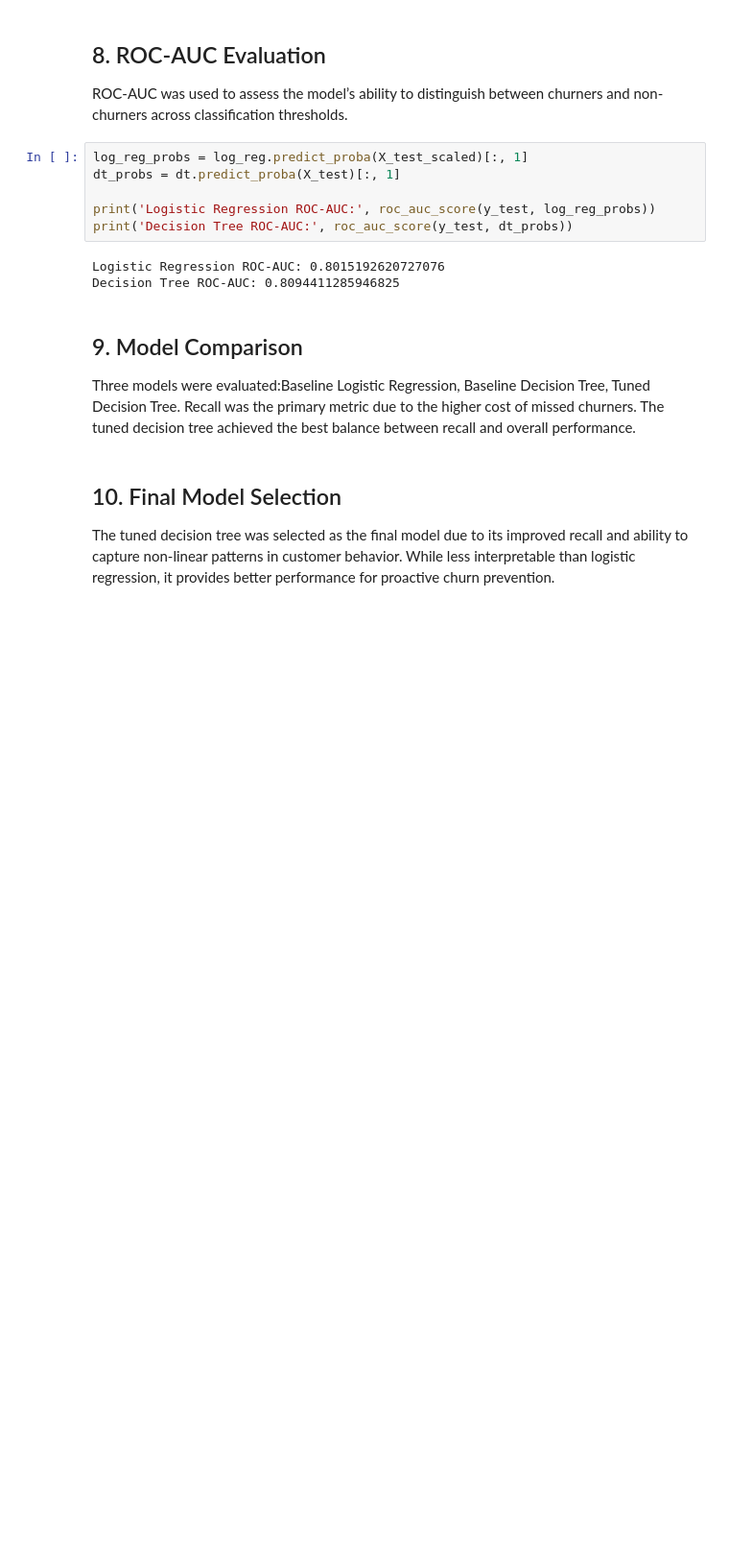
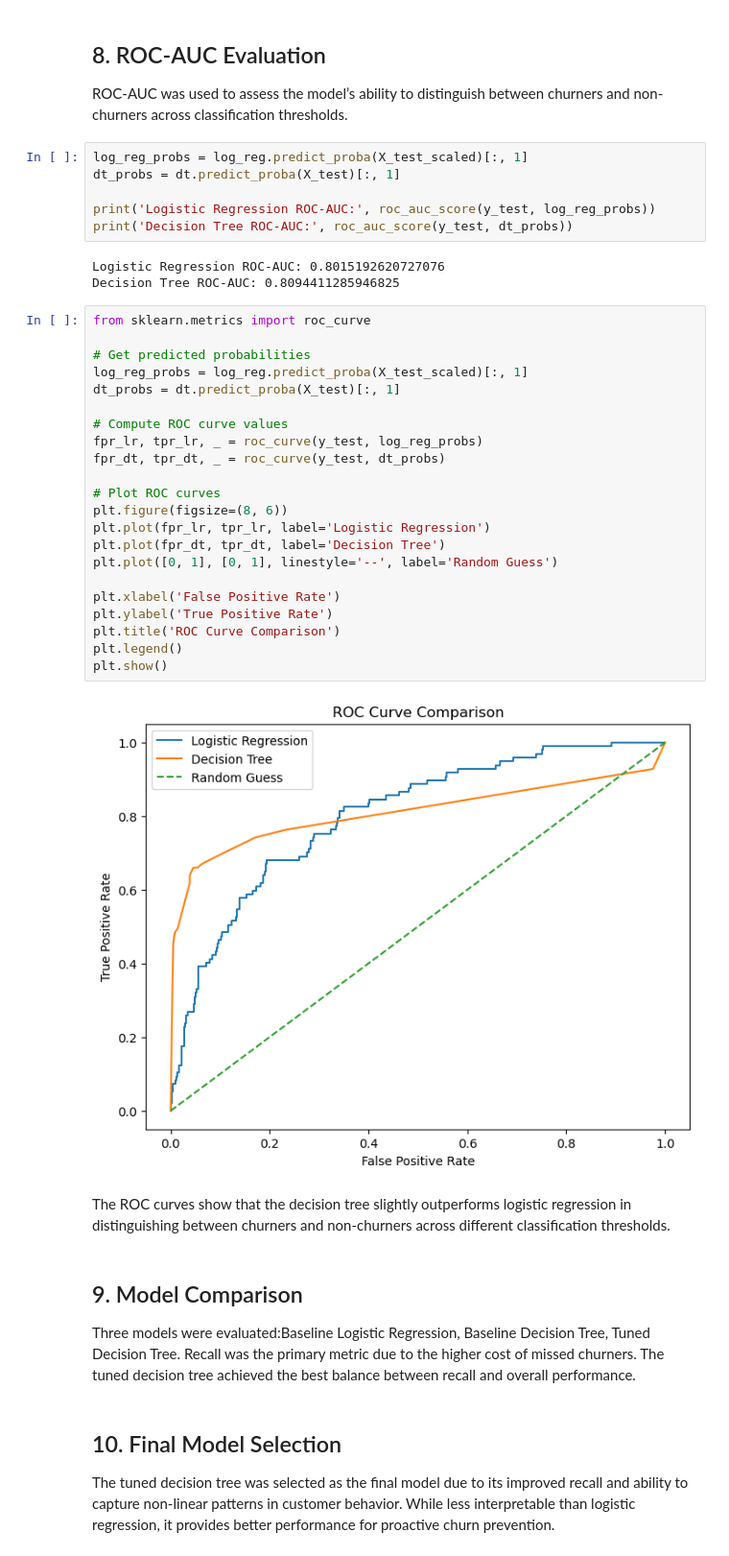
Before and after one commit to mutiedoris/Customer-Churn-Phase-3, a Jupyter notebook: index.ipynb, the cells around one changed output. Shown: that part at 96% size. Drawn from its saved outputs; the diff is of its cells as text; blank space fills up the shorter version.

```diff
--- a/index.ipynb
+++ b/index.ipynb
@@ -240,6 +238,32 @@ print('Decision Tree ROC-AUC:', roc_auc_score(y_test, dt_probs))
 # %% [output]
 Logistic Regression ROC-AUC: 0.8015192620727076
 Decision Tree ROC-AUC: 0.8094411285946825
+# %%
+from sklearn.metrics import roc_curve
+
+# Get predicted probabilities
+log_reg_probs = log_reg.predict_proba(X_test_scaled)[:, 1]
+dt_probs = dt.predict_proba(X_test)[:, 1]
+
+# Compute ROC curve values
+fpr_lr, tpr_lr, _ = roc_curve(y_test, log_reg_probs)
+fpr_dt, tpr_dt, _ = roc_curve(y_test, dt_probs)
+
+# Plot ROC curves
+plt.figure(figsize=(8, 6))
+plt.plot(fpr_lr, tpr_lr, label='Logistic Regression')
+plt.plot(fpr_dt, tpr_dt, label='Decision Tree')
+plt.plot([0, 1], [0, 1], linestyle='--', label='Random Guess')
+
+plt.xlabel('False Positive Rate')
+plt.ylabel('True Positive Rate')
+plt.title('ROC Curve Comparison')
+plt.legend()
+plt.show()
+# %% [output]
+[figure, added]
+# %% [markdown]
+The ROC curves show that the decision tree slightly outperforms logistic regression in distinguishing between churners and non-churners across different classification thresholds.
 # %% [markdown]
 ## 9. Model Comparison
 Three models were evaluated:Baseline Logistic Regression, Baseline Decision Tree, Tuned Decision Tree. Recall was the primary metric due to the higher cost of missed churners. The tuned decision tree achieved the best balance between recall and overall performance.
```
Also changed, not shown: parts of 2 cells of this notebook, 6 other files.
